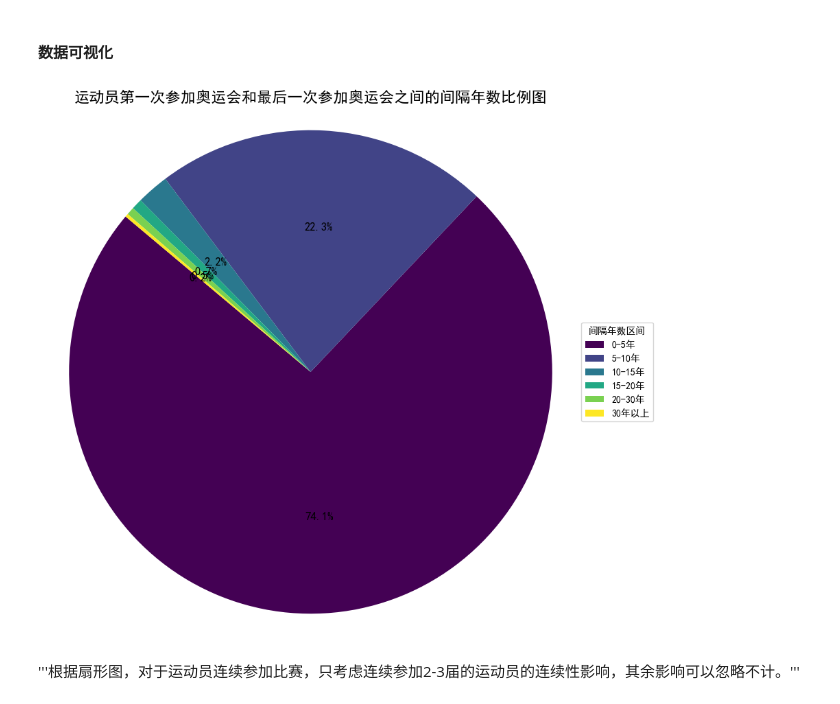
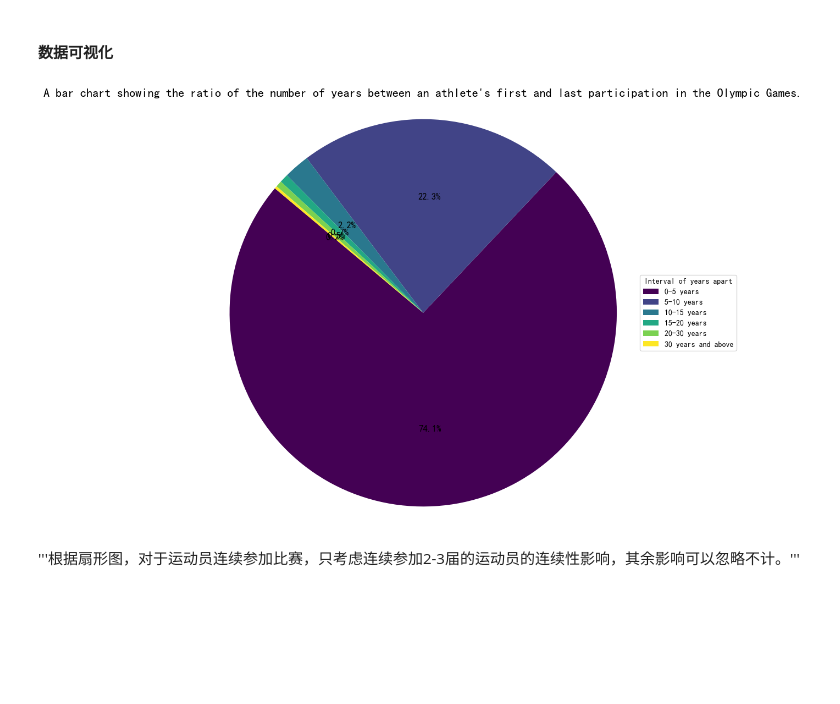
Before and after one commit to LiaoZiqi-GZFLS/2025-MCM-C, a Jupyter notebook: C.ipynb, the cells around one changed output. Saved outputs shown, nothing was run; the diff lists cells and outputs as text; code cells hidden in the pictures; blank space fills up the shorter version.

```diff
--- a/C.ipynb
+++ b/C.ipynb
@@ -1158,37 +1158,37 @@ import numpy as np
 # 设置支持中文的字体
 plt.rcParams['font.sans-serif'] = ['SimHei']  # 使用黑体字体
 plt.rcParams['axes.unicode_minus'] = False  # 解决负号显示问题
 
 # 读取数据
 data = pd.read_csv("Generated\\athlete_year_gaps.csv")
 
 # 定义大致间隔年数区间
 bins = [0, 5, 10, 15, 20, 30, 120]  # 区间划分：0-5年，5-10年，10-15年，15-20年，20-30年，30年以上
-labels = ['0-5年', '5-10年', '10-15年', '15-20年', '20-30年', '30年以上']
+labels = ['0-5 years', '5-10 years', '10-15 years', '15-20 years', '20-30 years', '30 years and above']
 
 # 将数据分组到区间
 data['Group'] = pd.cut(data['Year_Gap'], bins=bins, labels=labels, right=False)
 
 # 计算每个区间的总人次
 grouped_data = data.groupby('Group', observed=True)['Count'].sum().reset_index()
 
 # 准备绘图数据
 labels = grouped_data['Group']
 sizes = grouped_data['Count']
 colors = plt.cm.viridis(np.linspace(0, 1, len(labels)))  # 使用颜色映射生成颜色列表
 
 # 绘制饼图
 plt.figure(figsize=(10, 10))
 wedges, texts, autotexts = plt.pie(sizes, colors=colors, autopct='%1.1f%%', startangle=140, textprops={'fontsize': 12})
 
 # 添加图例（色块+标签），放置在右侧
-plt.legend(wedges, labels, title="间隔年数区间", loc="center left", bbox_to_anchor=(1, 0, 0.5, 1))
+plt.legend(wedges, labels, title="Interval of years apart", loc="center left", bbox_to_anchor=(1, 0, 0.5, 1))
 
-plt.title('运动员第一次参加奥运会和最后一次参加奥运会之间的间隔年数比例图', fontsize=16)
+plt.title("A bar chart showing the ratio of the number of years between an athlete's first and last participation in the Olympic Games.", fontsize=16)
 plt.axis('equal')  # 确保饼图是圆形
 plt.show()
 # %% [output]
-[figure, old version]
+[figure, new version]
 # %% [markdown]
 '''根据扇形图，对于运动员连续参加比赛，只考虑连续参加2-3届的运动员的连续性影响，其余影响可以忽略不计。'''
 # %% [markdown]
```
Also changed, not shown: parts of 10 cells of this notebook, 1 other file.
